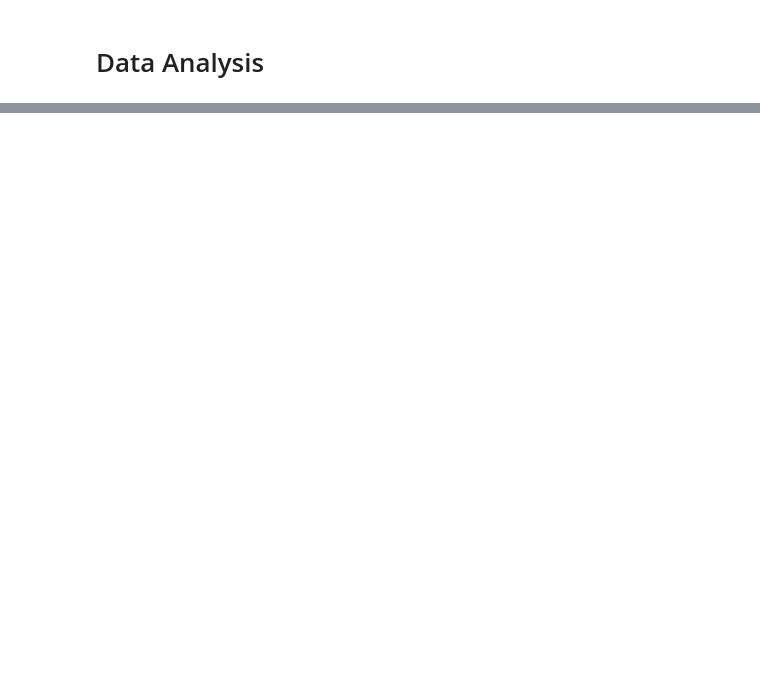
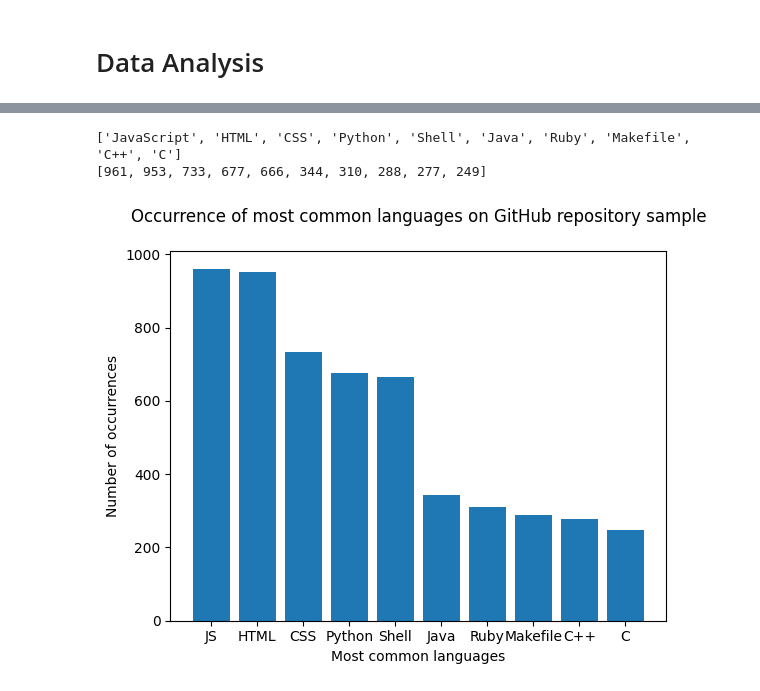
Before and after one commit to mayrinkdotcom/projeto-pesquisa-es, a Jupyter notebook: IPI_projeto_pesquisa.ipynb, the cells around one changed output, grey strips where cells are left out. Cells and saved outputs as stored; diff of their text form; code cells hidden in the pictures; blank space fills up the shorter version.

```diff
--- a/IPI_projeto_pesquisa.ipynb
+++ b/IPI_projeto_pesquisa.ipynb
@@ -51,0 +80,39 @@ repos with gitflow: 18
+# %%
+lang_array = list()
+for item in df_repositories['languages'] :
+  languages = ast.literal_eval(item)
+  if languages.get('message') == 'Not Found' or languages == {} :
+    continue
+  #print('\nrepo languages count: ' + str(len(languages)))
+  #print(languages)
+
+  for lang in languages :
+    lang_array.append(lang)
+    #print(lang)
+
+#print(lang_array)
+countered_lang_dict = Counter(lang_array)
+most_common_langs_dict = countered_lang_dict.most_common(10)
+
+most_common_langs = list()
+most_common_langs_count = list()
+
+for item in most_common_langs_dict :
+  most_common_langs.append(item[0])
+  most_common_langs_count.append(item[1])
+
+print(most_common_langs)
+print(most_common_langs_count)
+# %% [output]
+['JavaScript', 'HTML', 'CSS', 'Python', 'Shell', 'Java', 'Ruby', 'Makefile', 'C++', 'C']
+[961, 953, 733, 677, 666, 344, 310, 288, 277, 249]
+# %%
+most_common_langs[0] = 'JS' # 'JavaScript' label is too long to be displayed on the X label
+plt.style.use('default')
+plt.bar(most_common_langs, height=most_common_langs_count)
+plt.title('Occurrence of most common languages on GitHub repository sample\n')
+plt.xlabel('Most common languages')
+plt.ylabel('Number of occurrences')
+plt.show()
+# %% [output]
+[figure, added]
```
Also changed, not shown: parts of 9 cells of this notebook.
